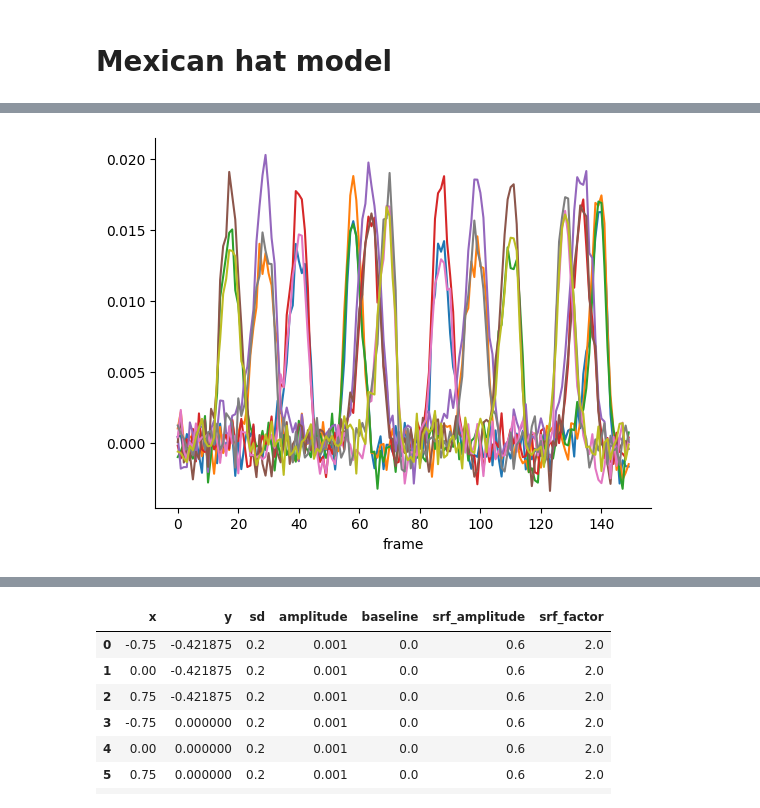
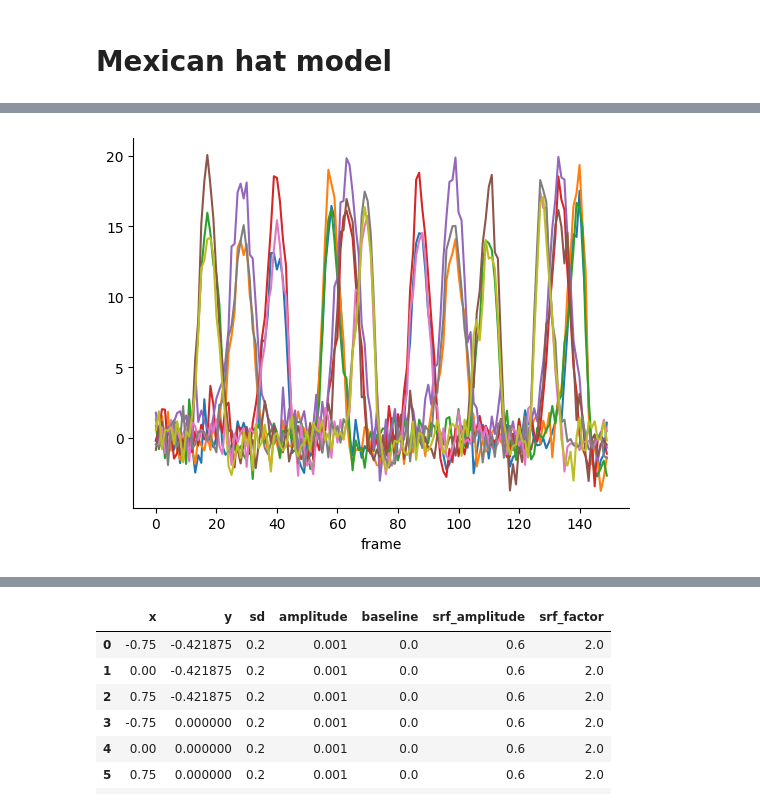
Before and after one commit to mdaghlian/braincoder_bprf, a Jupyter notebook: notebooks/Fit 2D Gaussian PRF.ipynb, the cells around one changed output, grey strips where cells are left out. Cells and saved outputs as stored; diff of their text form; code cells hidden in the pictures.

```diff
--- a/notebooks/Fit 2D Gaussian PRF.ipynb
+++ b/notebooks/Fit 2D Gaussian PRF.ipynb
@@ -149,9 +141,9 @@ pred_dog[0].plot()
 # %%
-data_dog = model.simulate(noise=.001)
+data_dog = model.simulate(noise=1)
 data_dog.plot(legend=False)
 sns.despine()
 # %% [output]
-[figure, old version]
+[figure, new version]
 # %%
 fitter = ParameterFitter(model_dog, data_dog, paradigm)
 # %%
```
Also changed, not shown: parts of 15 cells of this notebook, 55 other files.
